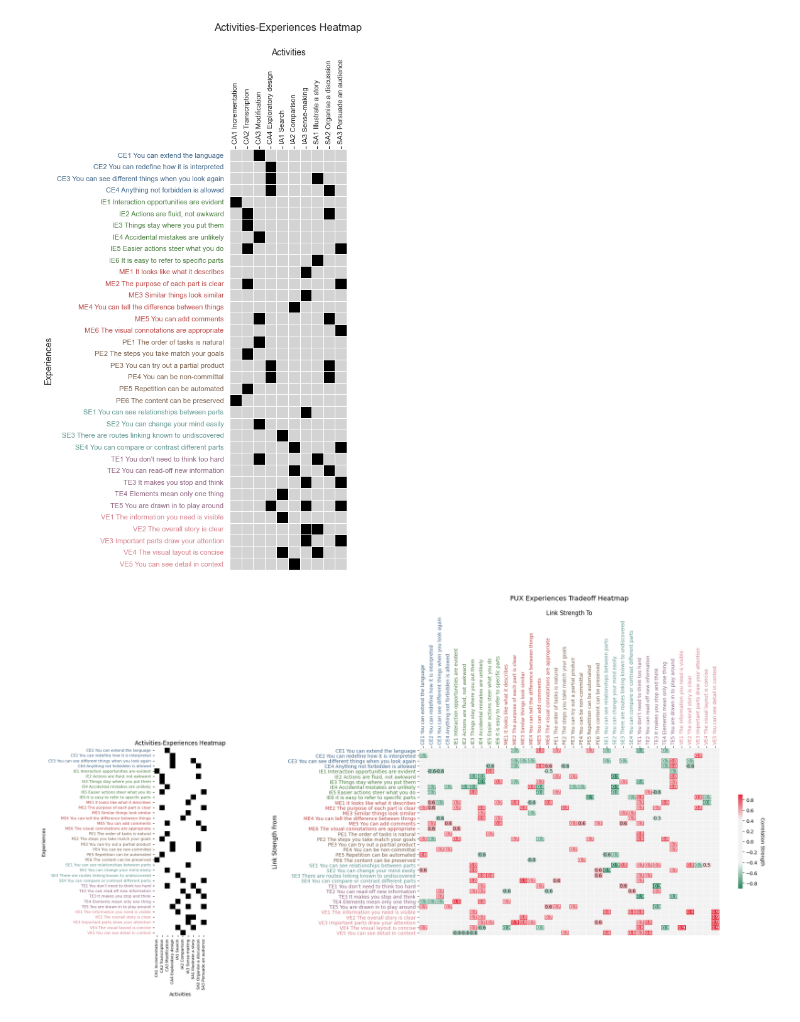
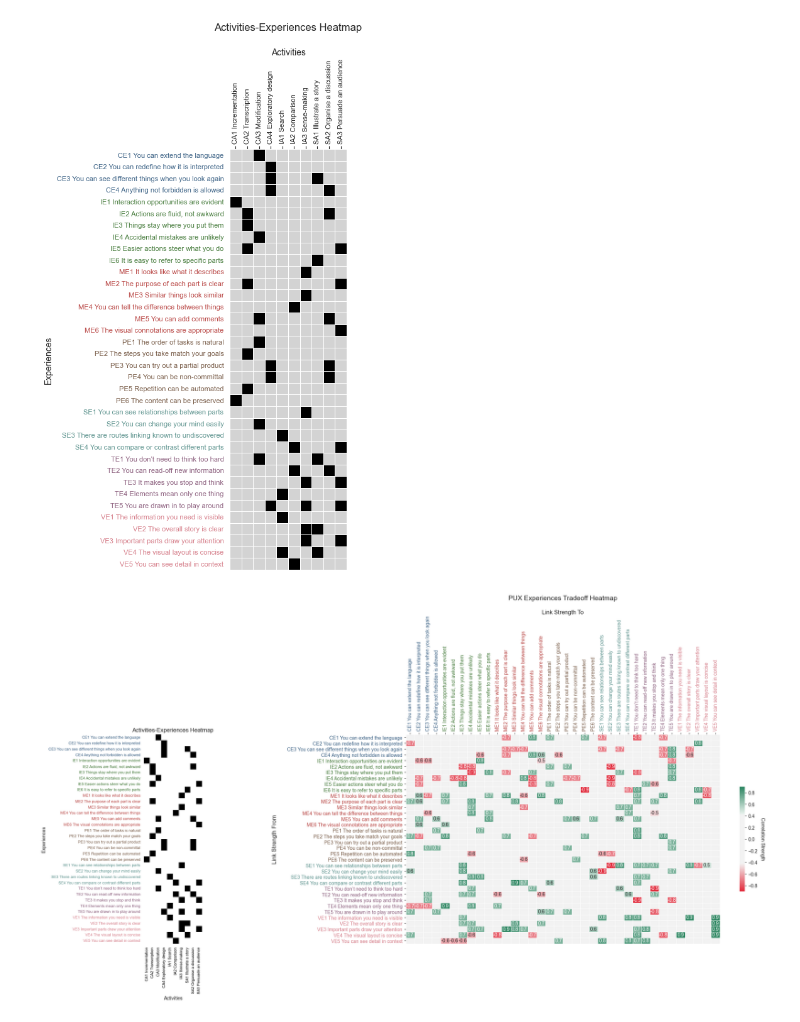
Before and after one commit to jb2328/PUX-Diagrams, a Jupyter notebook: heatmap.ipynb, the cells around one changed output. Drawn from its saved outputs; the diff is of its cells as text; code cells hidden in the pictures.

Commit message:
heatmap bug fixed, green values are positive now

```diff
--- a/heatmap.ipynb
+++ b/heatmap.ipynb
@@ -226,0 +7,27 @@ exp_list=[
+# %%
+import re
+
+# Path to the JS file
+file_path = './files/dataset.js'
+
+# Read the content of the JS file
+with open(file_path, 'r') as file:
+    js_content = file.read()
+
+# Extracting the exp_list variable using regular expression
+exp_list_matches = re.search(r"const exp_list\s*=\s*(\[.*?\]);", js_content, re.DOTALL)
+
+# Check if the exp_list is found and convert it to Python list
+if exp_list_matches:
+    exp_list_js = exp_list_matches.group(1)
+
+    # Convert JavaScript list to Python list
+    # Replace JavaScript object notation with Python dictionary notation
+    exp_list_py = eval(exp_list_js.replace("'", "\""))
+else:
+    exp_list_py = None
+
+# Displaying the first 5 elements of the extracted list for verification
+print(exp_list_py[:5])
+
+exp_list=exp_list_py
@@ -360,7 +151,7 @@ for x_index, x_name in enumerate(names):
                     matrix[x_index, y_index] = link[y_name]
 
 # Define a custom diverging colormap with green for positive and red for negative
-cmap = sns.diverging_palette(150, 10, s=85, l=50, sep=120, as_cmap=True)
+cmap = sns.diverging_palette(10, 150, s=85, l=50, sep=120, as_cmap=True)
 
 # Create a heatmap from the matrix
 plt.figure(figsize=(15, 12))
@@ -525,7 +316,7 @@ for x_index, x_name in enumerate(names):
                     matrix_right[x_index, y_index] = link[y_name]
 
 # Define a custom diverging colormap with green for positive and red for negative
-cmap = sns.diverging_palette(150, 10, s=85, l=50, sep=120, as_cmap=True)
+cmap = sns.diverging_palette(10, 150, s=85, l=50, sep=120, as_cmap=True)
 
 # Extract and sort tick names and groups for the left plot
 groups = sorted(set(group for item_groups in child_to_parents.values() for group in item_groups))
@@ -583,31 +374,31 @@ ax2.yaxis.labelpad = 20  # Add some padding for the y-axis label
 ax2.set_title('PUX Experiences Tradeoff Heatmap', fontsize=14, pad=20)
 ax2.xaxis.set_ticks_position('top')
 ax2.yaxis.set_ticks_position('left')
 
 # Apply colors to x-axis and y-axis tick labels
 # Continuing from where the code left off:
 
 # Apply colors to x-axis and y-axis tick labels for the right plot
 for label in ax2.get_xticklabels() + ax2.get_yticklabels():
     label.set_color(get_color_for_tick(label.get_text()))
 
 # Rotate the x-axis and y-axis labels for better readability
 ax2.set_xticklabels(ax2.get_xticklabels(), rotation=90)
 ax2.set_yticklabels(ax2.get_yticklabels(), rotation=0)
 
 # Add a label to the colorbar of the right plot
 colorbar = ax2.collections[0].colorbar
 colorbar.set_label('Correlation Strength', rotation=270, labelpad=15)
 
 # Improve visibility of the gridlines and remove text for '0' value cells in the right plot
 for t in ax2.texts:
     if t.get_text() == '0.0':
         t.set_text('')
 
 plt.tight_layout()  # Adjust layout for the combined figure
 plt.show()  # Display the combined heatmap figure
 
 # Note: This code assumes the data structures `exp_list` and `child_to_parents` are pre-defined and contain the necessary information.
 # The code will not execute without this data.
 # %% [output]
-[figure, old version]
+[figure, new version]
```
Also changed, not shown: parts of 5 cells of this notebook, 2 other files.
